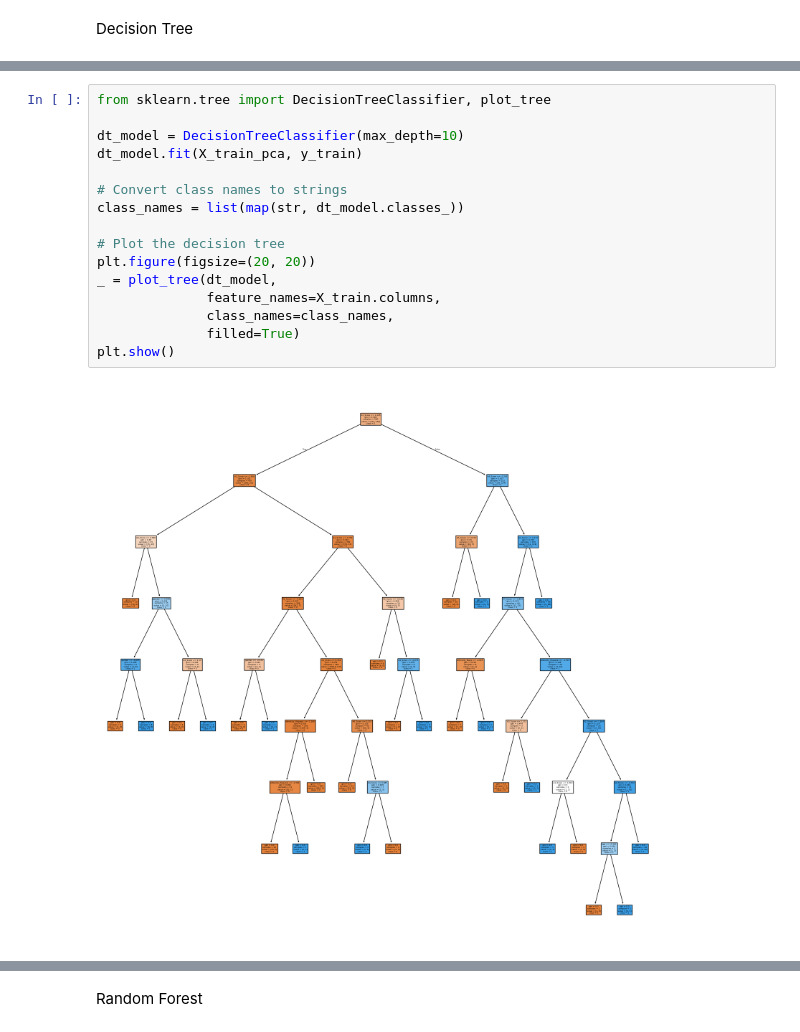
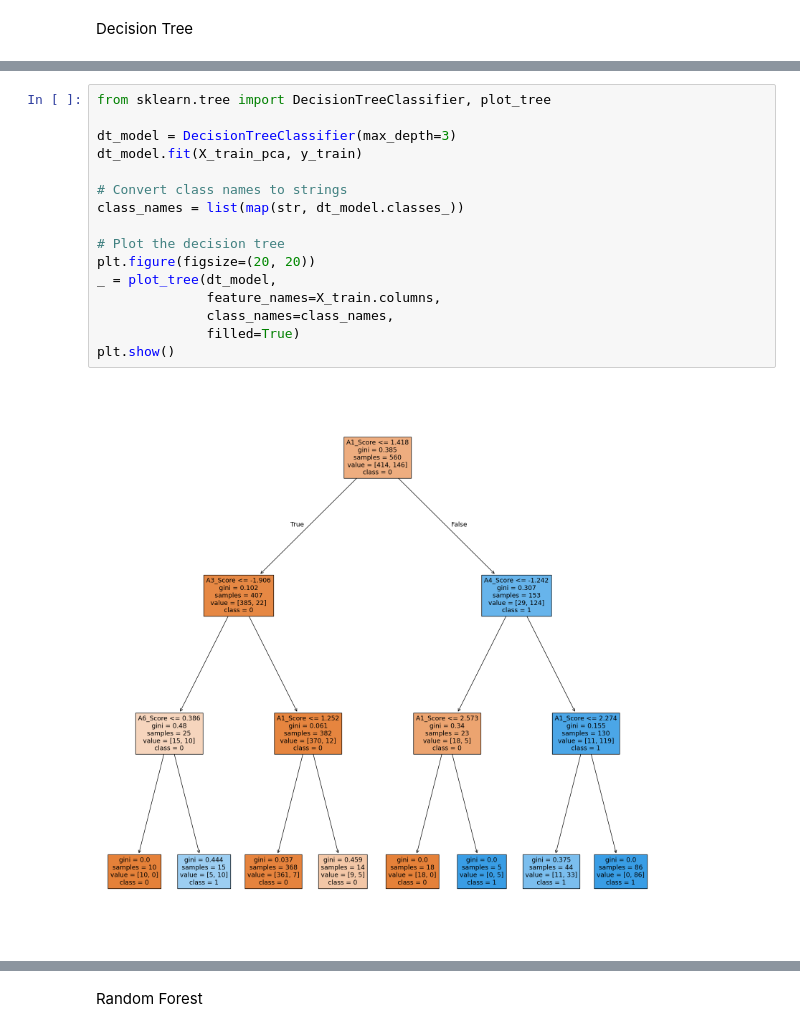
Before and after one commit to Clarkson-Applied-Data-Science/2024_ia651_hemamalini_shifat, a Jupyter notebook: MLHS_FinalProject_AutismPrediction.ipynb, the cells around one changed output, grey strips where cells are left out. Cells and saved outputs as stored; diff of their text form.

Commit message:
Plots and images

```diff
--- a/MLHS_FinalProject_AutismPrediction.ipynb
+++ b/MLHS_FinalProject_AutismPrediction.ipynb
@@ -541,21 +541,21 @@ Best Score: 0.9303571428571429
 # %%
 from sklearn.tree import DecisionTreeClassifier, plot_tree
 
-dt_model = DecisionTreeClassifier(max_depth=10)
+dt_model = DecisionTreeClassifier(max_depth=3)
 dt_model.fit(X_train_pca, y_train)
 
 # Convert class names to strings
 class_names = list(map(str, dt_model.classes_))
 
 # Plot the decision tree
 plt.figure(figsize=(20, 20))
 _ = plot_tree(dt_model,
               feature_names=X_train.columns,
               class_names=class_names,
               filled=True)
 plt.show()
 # %% [output]
-[figure, old version]
+[figure, new version]
 # %%
 dt_pipeline.set_params(**dt_grid_search.best_params_)
 dt_pipeline.fit(X_train_pca, y_train)
```
Also changed, not shown: parts of 9 cells of this notebook, 20 other files.
